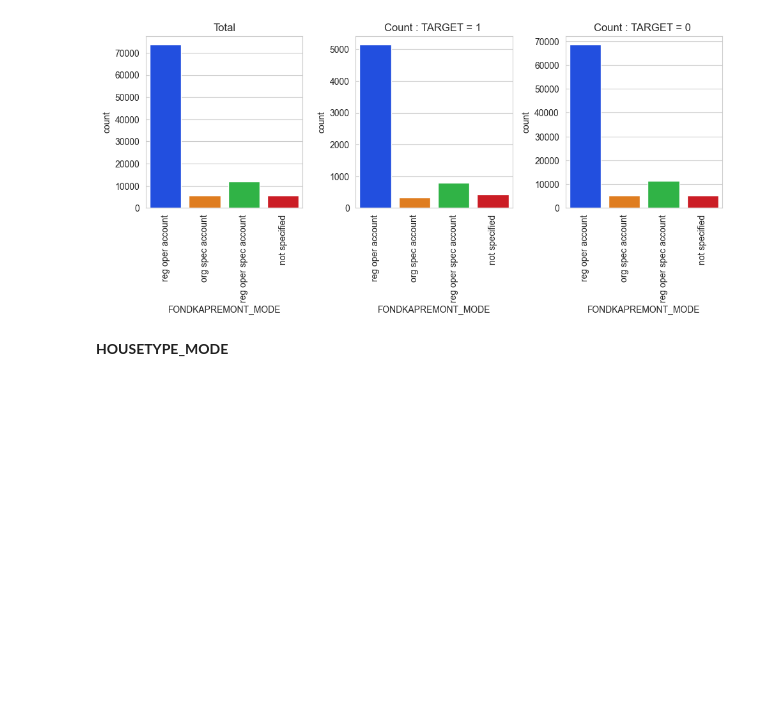
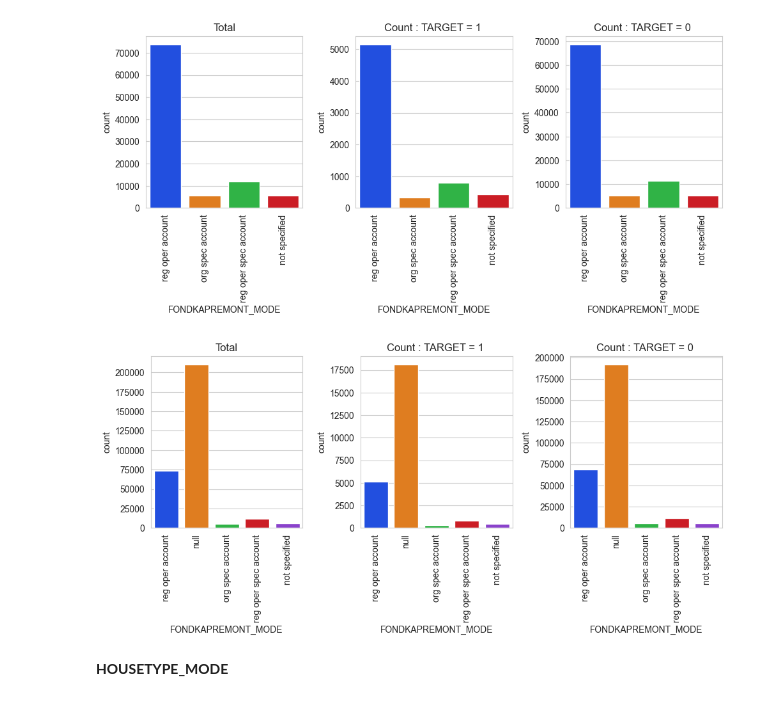
Before and after one commit to DaiTensa/projetscoring, a Jupyter notebook: notebook/01_EDA.ipynb, the cells around one changed output. Drawn from its saved outputs; the diff is of its cells as text; code cells hidden in the pictures; blank space fills up the shorter version.

```diff
--- a/notebook/01_EDA.ipynb
+++ b/notebook/01_EDA.ipynb
@@ -733,5 +745,9 @@ count_plot_for_object(df, temp_col, target = "TARGET", label_rotation=True)
 # %% [output]
 [figure]
+# %%
+count_plot_for_object(df, temp_col, target = "TARGET", label_rotation=True, nan_as_categ=True)
+# %% [output]
+[figure, added]
 # %% [markdown]
 **HOUSETYPE_MODE**
 # %%
```
Also changed, not shown: parts of 23 cells of this notebook, 1 other file.
